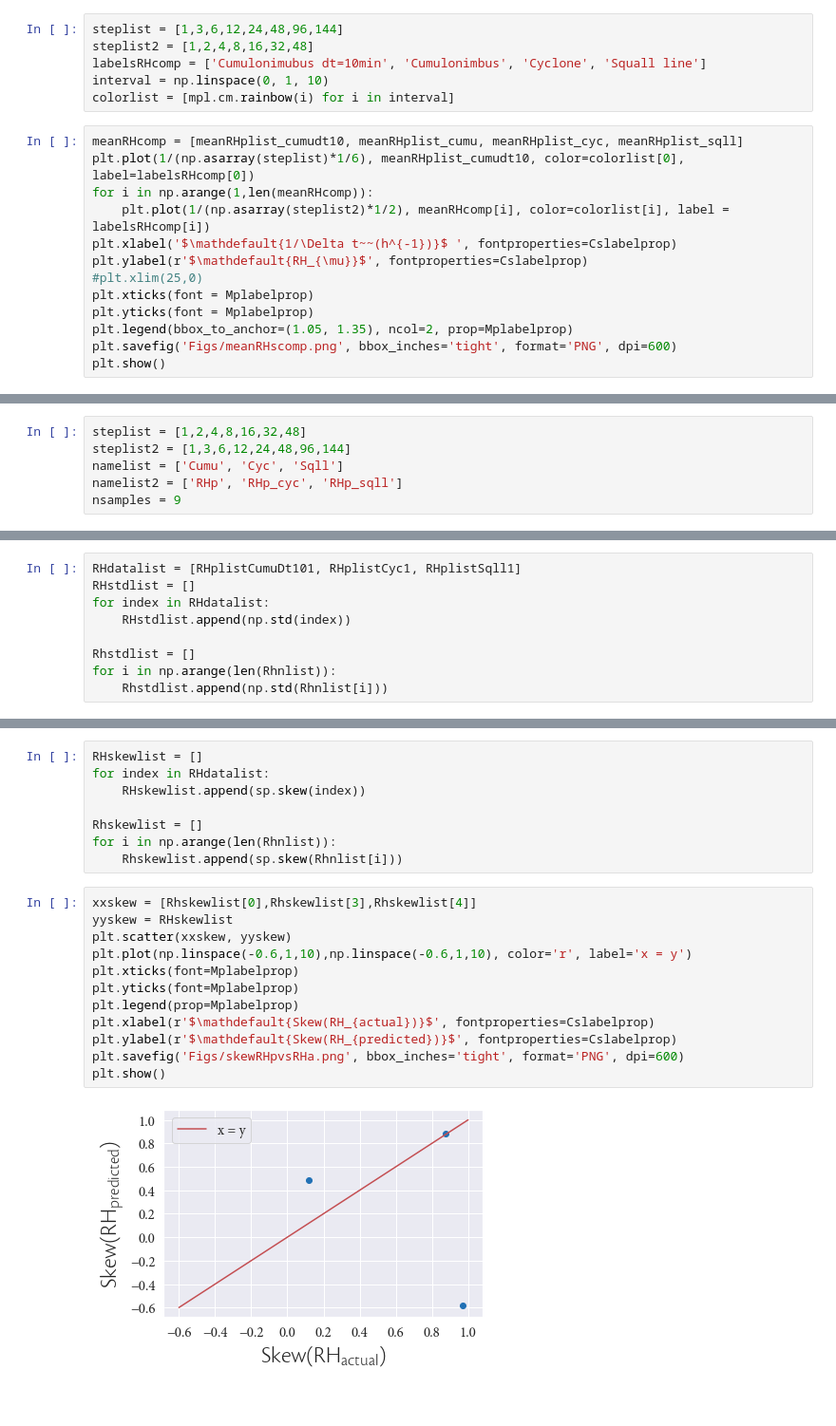
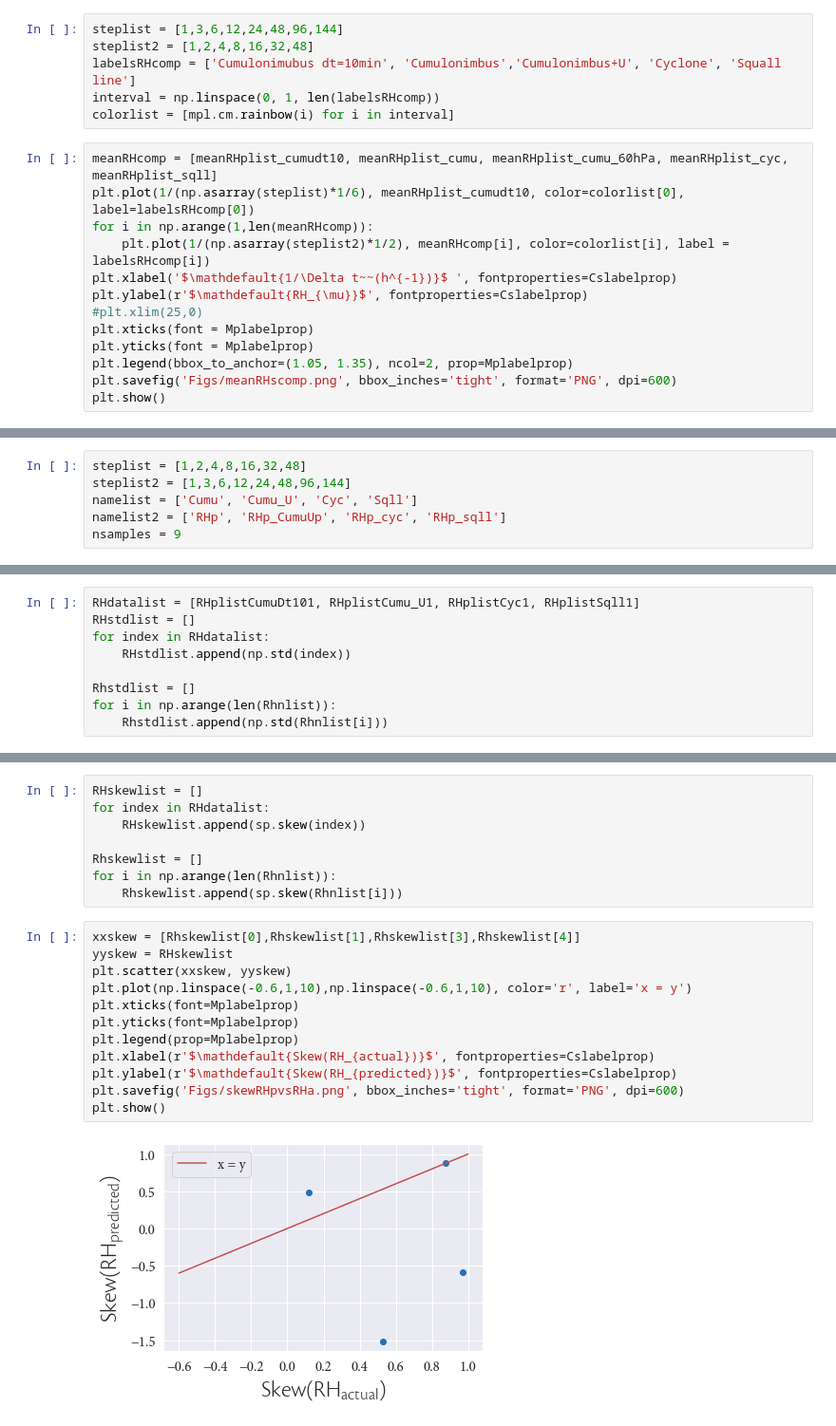
Before and after one commit to FelixLangot/LMD_Internship, a Jupyter notebook: Stats.ipynb, the cells around one changed output, grey strips where cells are left out. Shown at 95% size. Saved outputs shown, nothing was run; the diff lists cells and outputs as text.

```diff
--- a/Stats.ipynb
+++ b/Stats.ipynb
@@ -62,11 +62,11 @@ sns.color_palette("Blues_r", 3)
 # %%
 steplist = [1,3,6,12,24,48,96,144]
 steplist2 = [1,2,4,8,16,32,48]
-labelsRHcomp = ['Cumulonimubus dt=10min', 'Cumulonimbus', 'Cyclone', 'Squall line']
-interval = np.linspace(0, 1, 10)
+labelsRHcomp = ['Cumulonimubus dt=10min', 'Cumulonimbus','Cumulonimbus+U', 'Cyclone', 'Squall line']
+interval = np.linspace(0, 1, len(labelsRHcomp))
 colorlist = [mpl.cm.rainbow(i) for i in interval]
 # %%
-meanRHcomp = [meanRHplist_cumudt10, meanRHplist_cumu, meanRHplist_cyc, meanRHplist_sqll]
+meanRHcomp = [meanRHplist_cumudt10, meanRHplist_cumu, meanRHplist_cumu_60hPa, meanRHplist_cyc, meanRHplist_sqll]
 plt.plot(1/(np.asarray(steplist)*1/6), meanRHplist_cumudt10, color=colorlist[0], label=labelsRHcomp[0])
 for i in np.arange(1,len(meanRHcomp)):
     plt.plot(1/(np.asarray(steplist2)*1/2), meanRHcomp[i], color=colorlist[i], label = labelsRHcomp[i])
@@ -121,8 +121,8 @@ plt.show()
 # %%
 steplist = [1,2,4,8,16,32,48]
 steplist2 = [1,3,6,12,24,48,96,144]
-namelist = ['Cumu', 'Cyc', 'Sqll']
-namelist2 = ['RHp', 'RHp_cyc', 'RHp_sqll']
+namelist = ['Cumu', 'Cumu_U', 'Cyc', 'Sqll']
+namelist2 = ['RHp', 'RHp_CumuUp', 'RHp_cyc', 'RHp_sqll']
 nsamples = 9
 # %%
 for step in tqdmn(steplist):
@@ -140,7 +140,7 @@ for step in tqdmn(steplist2):
         locals()['RHplistCumuDt10'+str(step)][i-1] = np.loadtxt('RHarrays/RHp_dt10_'+str(step)+'_'+str(i)+'.txt').flatten()
     locals()['RHplistCumuDt10'+str(step)] = locals()['RHplistCumuDt10'+str(step)].flatten()
 # %%
-RHdatalist = [RHplistCumuDt101, RHplistCyc1, RHplistSqll1]
+RHdatalist = [RHplistCumuDt101, RHplistCumu_U1, RHplistCyc1, RHplistSqll1]
 RHstdlist = []
 for index in RHdatalist:
     RHstdlist.append(np.std(index))
@@ -171,16 +171,16 @@ Rhskewlist = []
 for i in np.arange(len(Rhnlist)):
     Rhskewlist.append(sp.skew(Rhnlist[i]))
 # %%
-xxskew = [Rhskewlist[0],Rhskewlist[3],Rhskewlist[4]]
+xxskew = [Rhskewlist[0],Rhskewlist[1],Rhskewlist[3],Rhskewlist[4]]
 yyskew = RHskewlist
 plt.scatter(xxskew, yyskew)
 plt.plot(np.linspace(-0.6,1,10),np.linspace(-0.6,1,10), color='r', label='x = y')
 plt.xticks(font=Mplabelprop)
 plt.yticks(font=Mplabelprop)
 plt.legend(prop=Mplabelprop)
 plt.xlabel(r'$\mathdefault{Skew(RH_{actual})}$', fontproperties=Cslabelprop)
 plt.ylabel(r'$\mathdefault{Skew(RH_{predicted})}$', fontproperties=Cslabelprop)
 plt.savefig('Figs/skewRHpvsRHa.png', bbox_inches='tight', format='PNG', dpi=600)
 plt.show()
 # %% [output]
-[figure, old version]
+[figure, new version]
```
Also changed, not shown: parts of 6 cells of this notebook, 1 other file.
